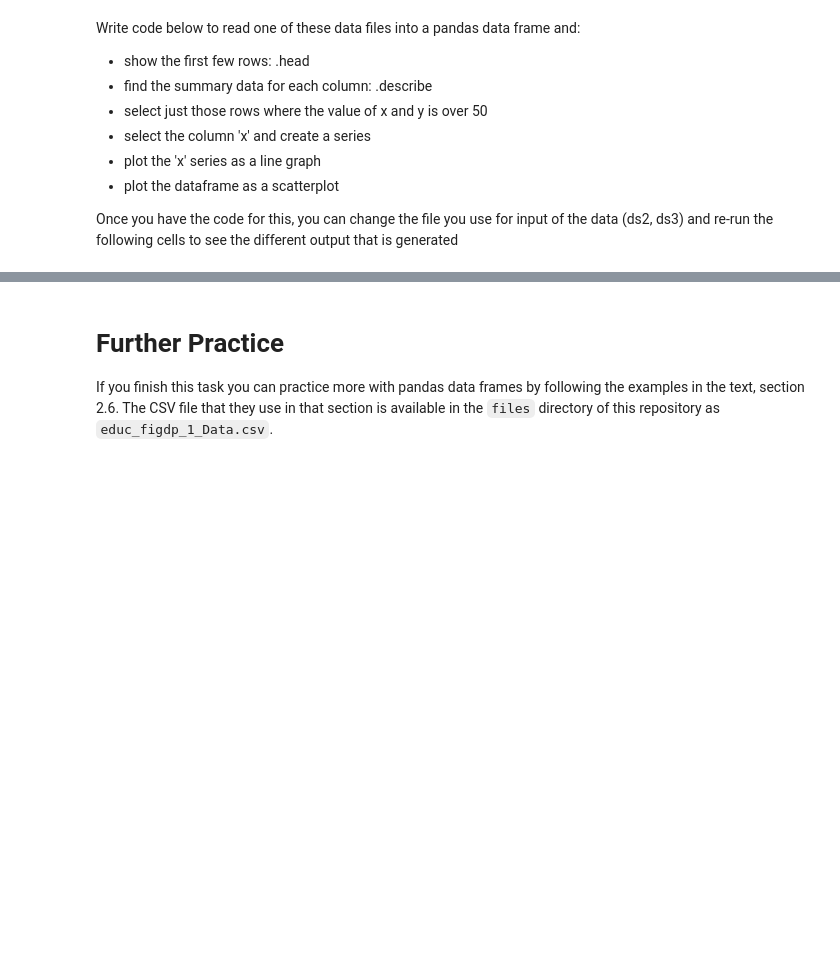
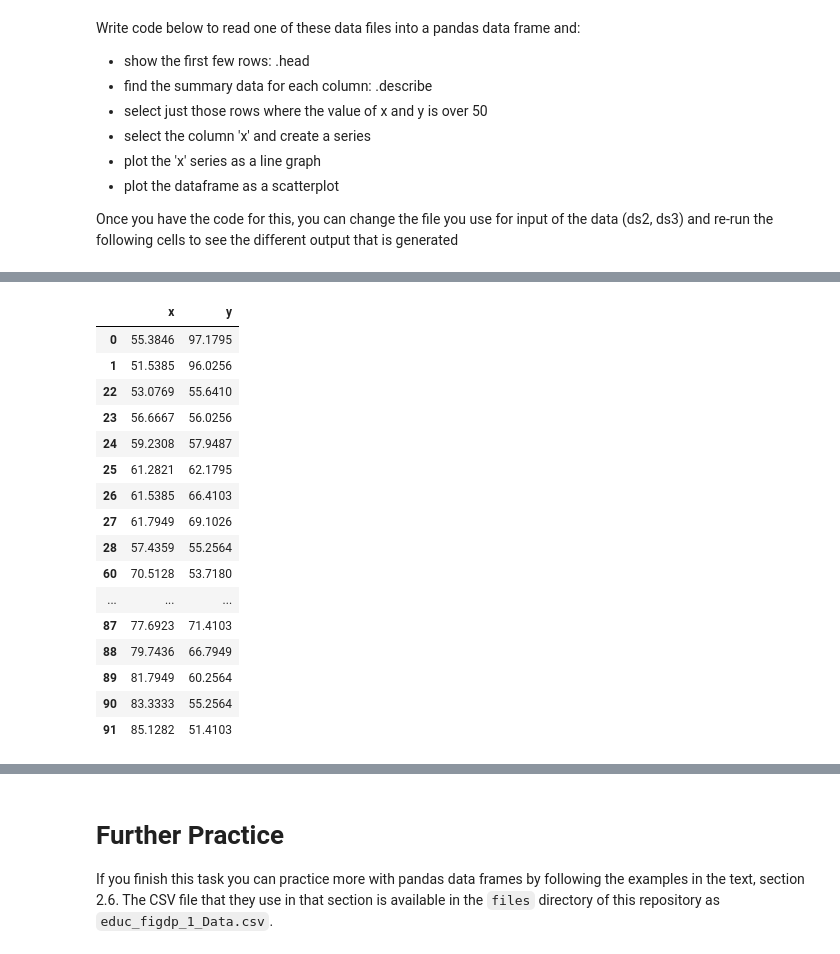
Before and after one commit to garyliu427/COMP257_practical, a Jupyter notebook: COMP257 Week 2.ipynb, the cells around one changed output, grey strips where cells are left out. Drawn from its saved outputs; the diff is of its cells as text; code cells hidden in the pictures; blank space fills up the shorter version.

```diff
--- a/COMP257 Week 2.ipynb
+++ b/COMP257 Week 2.ipynb
@@ -147,0 +172,23 @@ Once you have the code for this, you can change the file you use for input of th
+# %%
+x50 = df['x']>50
+y50 = df['y']>50
+new_df = df[x50 & y50]
+new_df
+# %% [output]
+|  | x | y |
+| 0 | 55.3846 | 97.1795 |
+| 1 | 51.5385 | 96.0256 |
+| 22 | 53.0769 | 55.6410 |
+| 23 | 56.6667 | 56.0256 |
+| 24 | 59.2308 | 57.9487 |
+| 25 | 61.2821 | 62.1795 |
+| 26 | 61.5385 | 66.4103 |
+| 27 | 61.7949 | 69.1026 |
+| 28 | 57.4359 | 55.2564 |
+| 60 | 70.5128 | 53.7180 |
+| ... | ... | ... |
+| 87 | 77.6923 | 71.4103 |
+| 88 | 79.7436 | 66.7949 |
+| 89 | 81.7949 | 60.2564 |
+| 90 | 83.3333 | 55.2564 |
+| 91 | 85.1282 | 51.4103 |
```
Also changed, not shown: parts of 4 cells of this notebook.
